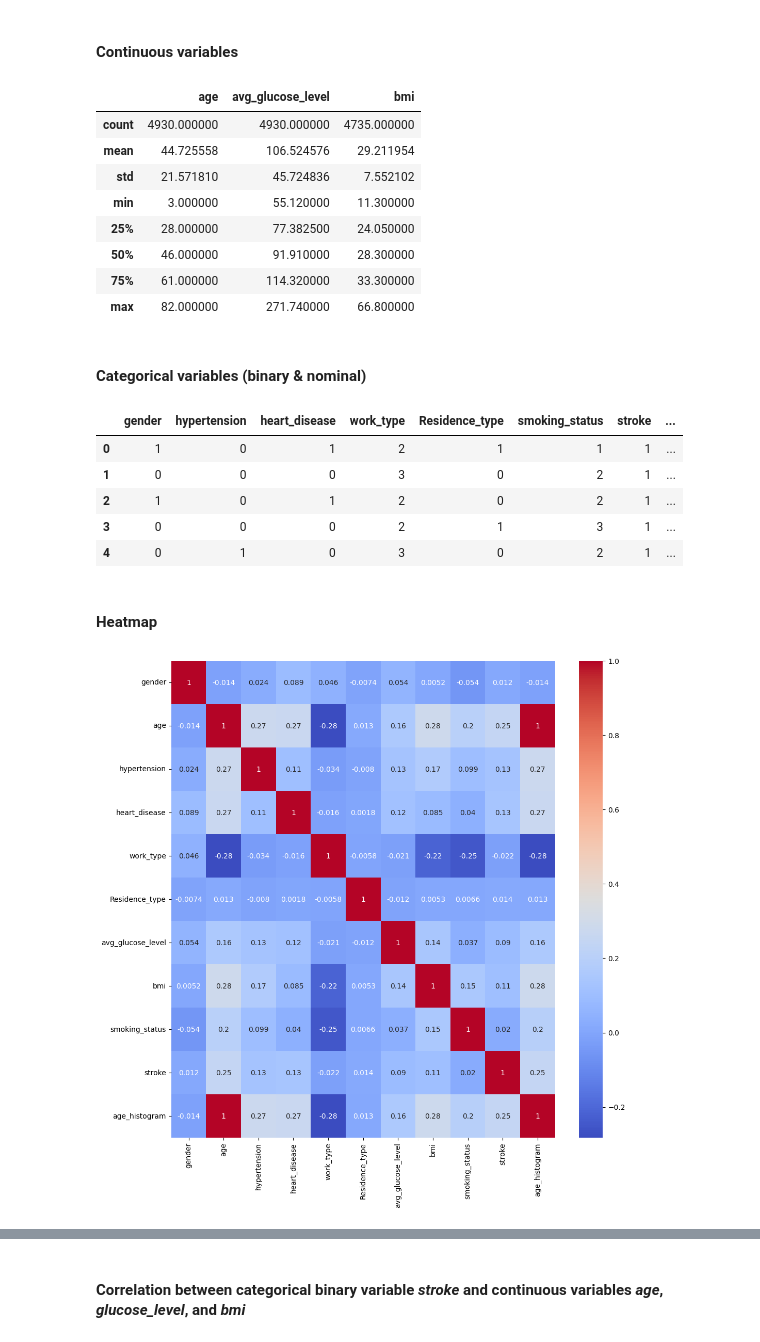
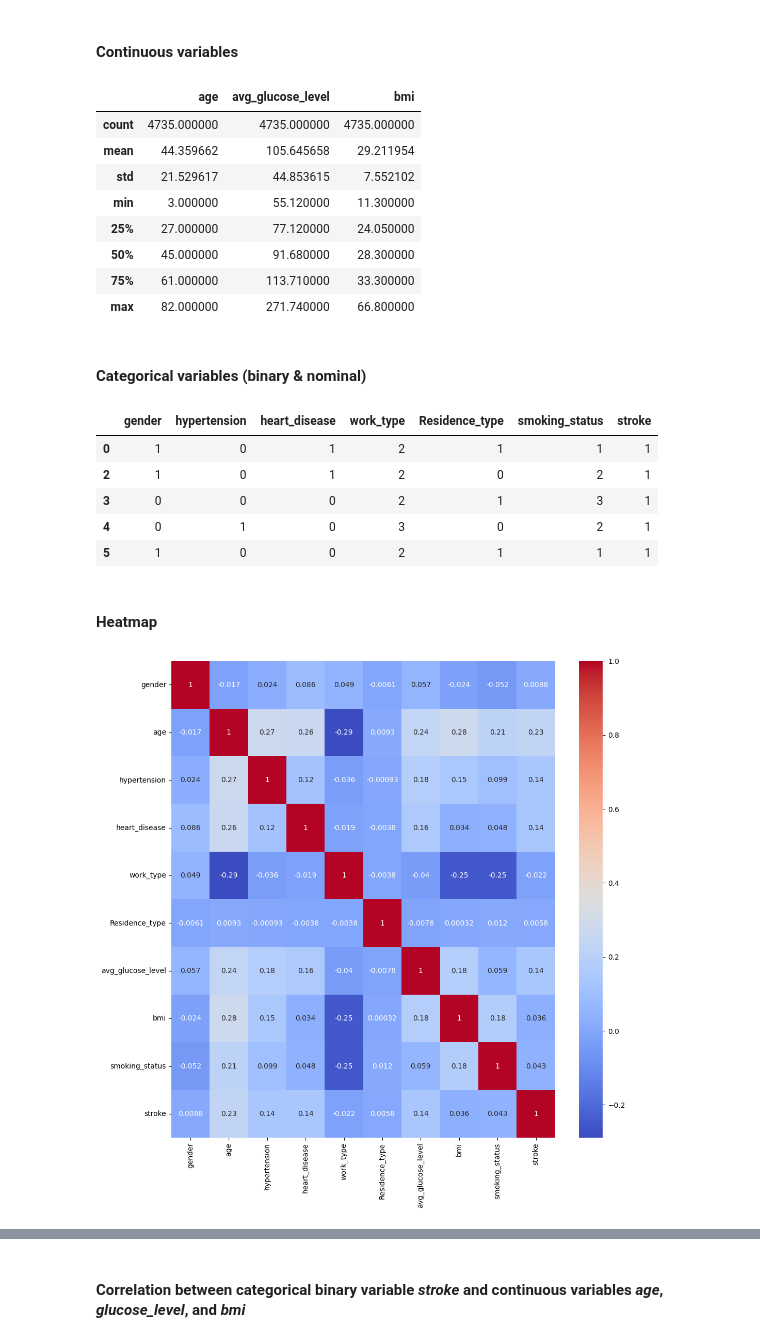
Before and after one commit to Cattalyste/stroke-alert, a Jupyter notebook: AVC.ipynb, the cells around one changed output, grey strips where cells are left out. Drawn from its saved outputs; the diff is of its cells as text; code cells hidden in the pictures.

```diff
--- a/AVC.ipynb
+++ b/AVC.ipynb
@@ -57,3 +60,5 @@ memory usage: 479.2+ KB
+# %%
+df = df.dropna(subset=['bmi'])
 # %% [markdown]
 Converting categorical variables to numerical representations
 # %%
@@ -188,9 +201,6 @@ Calculating the histogram bin edges
 # Calculate histogram values and bin edges
 hist_values, bin_edges = np.histogram(df['age'], bins=41, range=(df['age'].min(), df['age'].max()))
 
-# Assign histogram bins to DataFrame
-df['age_histogram'] = np.digitize(df['age'], bins=bin_edges)
-
 # Print start and end points of each bin
 for i, (start, end) in enumerate(zip(bin_edges[:-1], bin_edges[1:])):
     print(f'Bin {i + 1}: Start: {start}, End: {end}')
@@ -251,13 +260,13 @@ df = df.drop(df[df['age'] <= 2.08].index)
 df[['age','avg_glucose_level','bmi']].describe()
 # %% [output]
 |  | age | avg_glucose_level | bmi |
-| count | 4930.000000 | 4930.000000 | 4735.000000 |
-| mean | 44.725558 | 106.524576 | 29.211954 |
-| std | 21.571810 | 45.724836 | 7.552102 |
+| count | 4735.000000 | 4735.000000 | 4735.000000 |
+| mean | 44.359662 | 105.645658 | 29.211954 |
+| std | 21.529617 | 44.853615 | 7.552102 |
 | min | 3.000000 | 55.120000 | 11.300000 |
-| 25% | 28.000000 | 77.382500 | 24.050000 |
-| 50% | 46.000000 | 91.910000 | 28.300000 |
-| 75% | 61.000000 | 114.320000 | 33.300000 |
+| 25% | 27.000000 | 77.120000 | 24.050000 |
+| 50% | 45.000000 | 91.680000 | 28.300000 |
+| 75% | 61.000000 | 113.710000 | 33.300000 |
 | max | 82.000000 | 271.740000 | 66.800000 |
 # %% [markdown]
 #### Categorical variables (binary & nominal)
@@ -266,22 +275,20 @@ continuous_data_columns = ['age', 'avg_glucose_level', 'bmi']
 df_categorical_data = df.drop(columns=continuous_data_columns)
 df_categorical_data.head()
 # %% [output]
-|  | gender | hypertension | heart_disease | work_type | Residence_type | smoking_status | stroke | ... |
-| 0 | 1 | 0 | 1 | 2 | 1 | 1 | 1 | ... |
-| 1 | 0 | 0 | 0 | 3 | 0 | 2 | 1 | ... |
-| 2 | 1 | 0 | 1 | 2 | 0 | 2 | 1 | ... |
-| 3 | 0 | 0 | 0 | 2 | 1 | 3 | 1 | ... |
-| 4 | 0 | 1 | 0 | 3 | 0 | 2 | 1 | ... |
+|  | gender | hypertension | heart_disease | work_type | Residence_type | smoking_status | stroke |
+| 0 | 1 | 0 | 1 | 2 | 1 | 1 | 1 |
+| 2 | 1 | 0 | 1 | 2 | 0 | 2 | 1 |
+| 3 | 0 | 0 | 0 | 2 | 1 | 3 | 1 |
+| 4 | 0 | 1 | 0 | 3 | 0 | 2 | 1 |
+| 5 | 1 | 0 | 0 | 2 | 1 | 1 | 1 |
 # %% [markdown]
 #### Heatmap
 # %%
-df = df.apply(LabelEncoder().fit_transform)
-
 cor = df.corr()
 fig,ax = plt.subplots(figsize=(12,12))
 sns.heatmap(cor,annot=True,ax=ax,cmap='coolwarm');
 # %% [output]
-[figure, old version]
+[figure, new version]
 # %%
 df.head()
 # %% [output]
```
Also changed, not shown: parts of 37 cells of this notebook.
